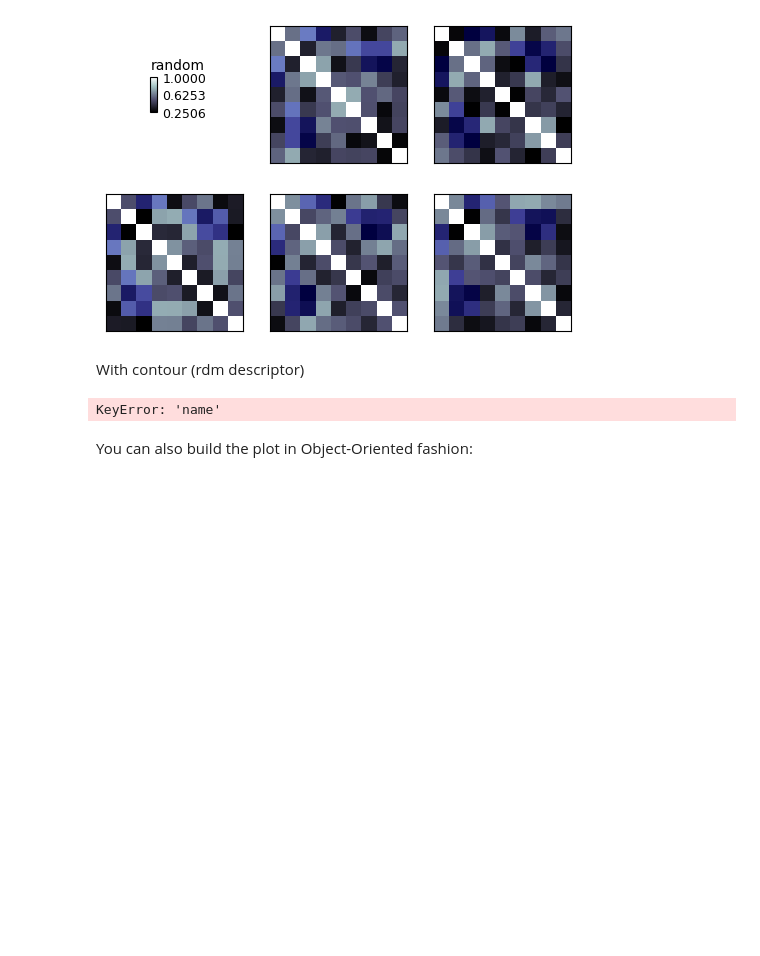
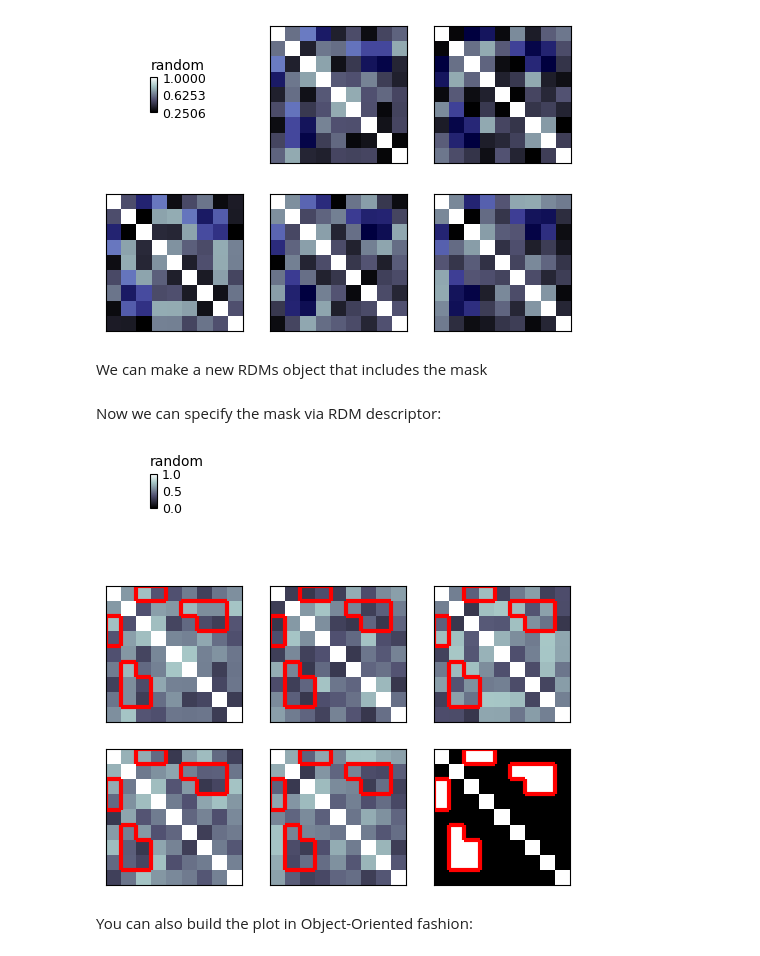
Before and after one commit to rsagroup/rsatoolbox, a Jupyter notebook: demos/demo_annotated_rdm_plot.ipynb, the cells around one changed output. Drawn from its saved outputs; the diff is of its cells as text; code cells hidden in the pictures; blank space fills up the shorter version.

Commit message:
specify mask from rdm descriptor

```diff
--- a/demos/demo_annotated_rdm_plot.ipynb
+++ b/demos/demo_annotated_rdm_plot.ipynb
@@ -62,13 +62,21 @@ show_rdm(rdms, vmin=0, vmax=1, show_colorbar='figure', overlay=mask, overlay_col
 plt.show()
 # %% [output]
 [figure]
-# %% [markdown]
-With contour (rdm descriptor)
+# %% [markdown]
+We can make a new RDMs object that includes the mask
+# %%
+rdms_plus = RDMs(
+    dissimilarities=numpy.concatenate([dissim_utv, mask[numpy.newaxis, :]]),
+    dissimilarity_measure='random',
+    rdm_descriptors=dict(name=['a', 'b', 'c', 'd', 'e', 'mask'])
+)
+# %% [markdown]
+Now we can specify the mask via RDM descriptor:
 # %%
-show_rdm(rdms, vmin=0, vmax=1, show_colorbar='figure', contour=('name', 'mask'))
+show_rdm(rdms_plus, vmin=0, vmax=1, show_colorbar='figure', contour=('name', 'mask'))
 plt.show()
 # %% [output]
-KeyError: 'name'
+[figure, added]
 # %% [markdown]
 You can also build the plot in Object-Oriented fashion:
 # %%
```
